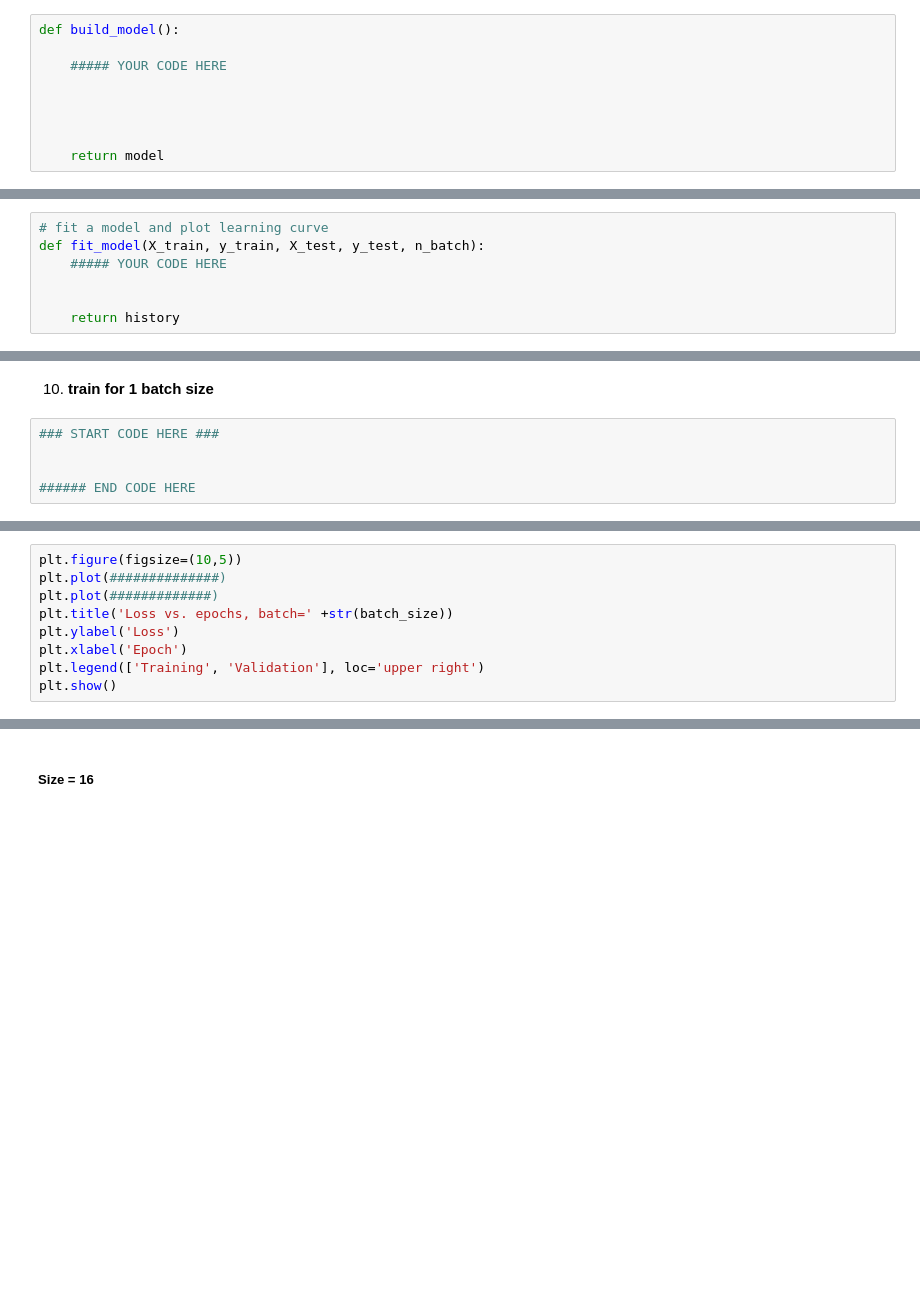
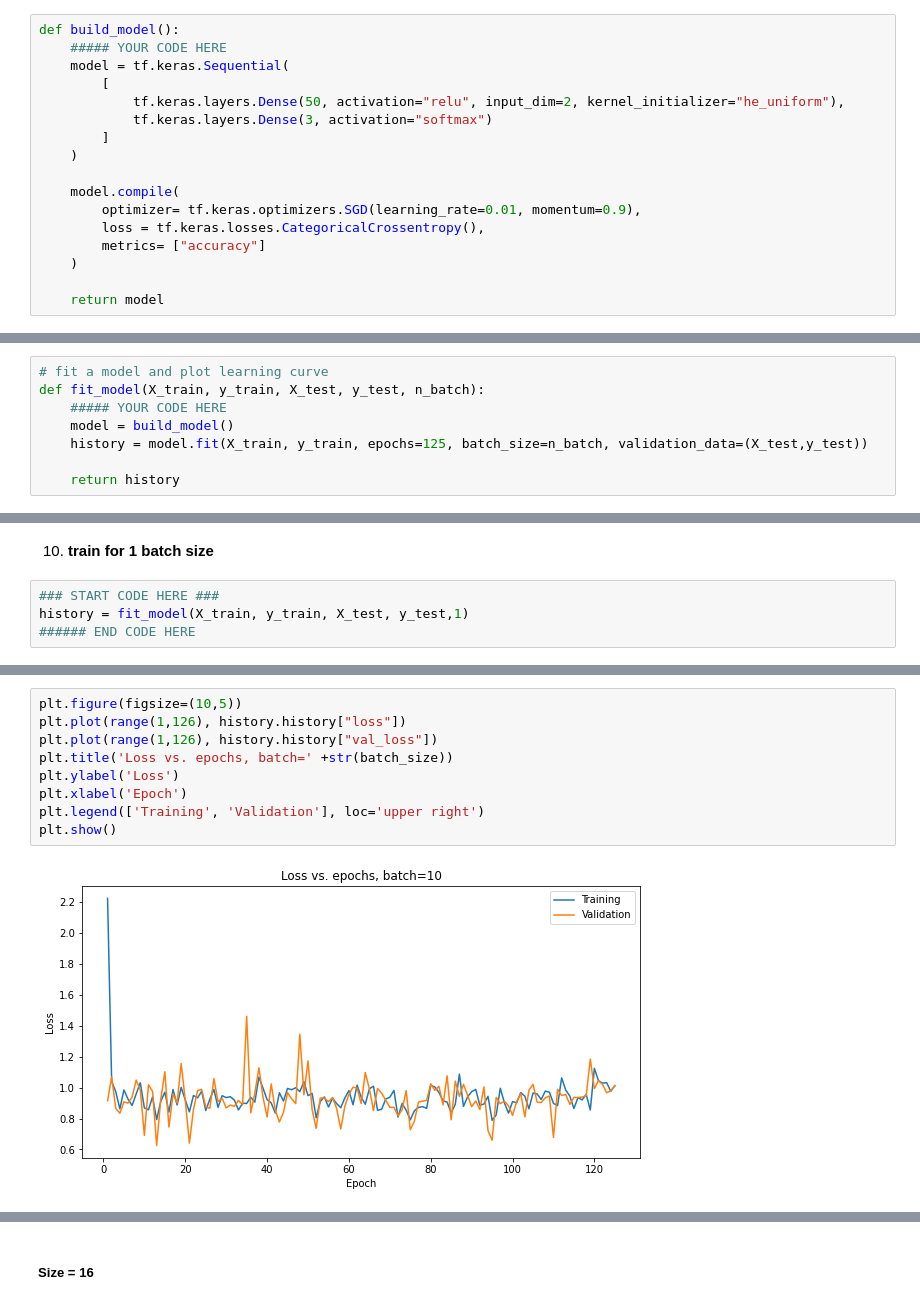
Before and after one commit to EHVB/ANN-In-Medicine, a Jupyter notebook: Assignment_2/Ehab Kamal - A2_neural_networks.ipynb, the cells around one changed output, grey strips where cells are left out. Cells and saved outputs as stored; diff of their text form; blank space fills up the shorter version.

```diff
--- a/Assignment_2/Ehab Kamal - A2_neural_networks.ipynb
+++ b/Assignment_2/Ehab Kamal - A2_neural_networks.ipynb
@@ -442,11 +685,19 @@ X_train, y_train, X_test, y_test = prepare_data()
     - compile the model with SGD (learning rate 0.01 and momentum 0.9) optimizer and categorical crossentropy and accuracy inside build function
 # %%
 def build_model():
+    ##### YOUR CODE HERE
+    model = tf.keras.Sequential(
+        [
+            tf.keras.layers.Dense(50, activation="relu", input_dim=2, kernel_initializer="he_uniform"),
+            tf.keras.layers.Dense(3, activation="softmax")
+        ]
+    )
 
-    ##### YOUR CODE HERE
-
-
-
+    model.compile(
+        optimizer= tf.keras.optimizers.SGD(learning_rate=0.01, momentum=0.9),
+        loss = tf.keras.losses.CategoricalCrossentropy(),
+        metrics= ["accuracy"]
+    )
 
     return model
 # %% [markdown]
@@ -457,7 +708,8 @@ Use epochs = 125
 # fit a model and plot learning curve
 def fit_model(X_train, y_train, X_test, y_test, n_batch):
     ##### YOUR CODE HERE
-
+    model = build_model()
+    history = model.fit(X_train, y_train, epochs=125, batch_size=n_batch, validation_data=(X_test,y_test))
 
     return history
 # %% [markdown]
@@ -470,6 +722,5 @@ def fit_model(X_train, y_train, X_test, y_test, n_batch):
 10. **train for 1 batch size**
 # %%
 ### START CODE HERE ###
-
-
+history = fit_model(X_train, y_train, X_test, y_test,1)
 ###### END CODE HERE
@@ -476,11 +745,13 @@ def fit_model(X_train, y_train, X_test, y_test, n_batch):
 # %%
 plt.figure(figsize=(10,5))
-plt.plot(##############)
-plt.plot(#############)
+plt.plot(range(1,126), history.history["loss"])
+plt.plot(range(1,126), history.history["val_loss"])
 plt.title('Loss vs. epochs, batch=' +str(batch_size))
 plt.ylabel('Loss')
 plt.xlabel('Epoch')
 plt.legend(['Training', 'Validation'], loc='upper right')
 plt.show()
+# %% [output]
+[figure, added]
 # %% [markdown]
 - **Diagnose this curve w.r.t learning rate**:
```
Also changed, not shown: parts of 58 cells of this notebook.
